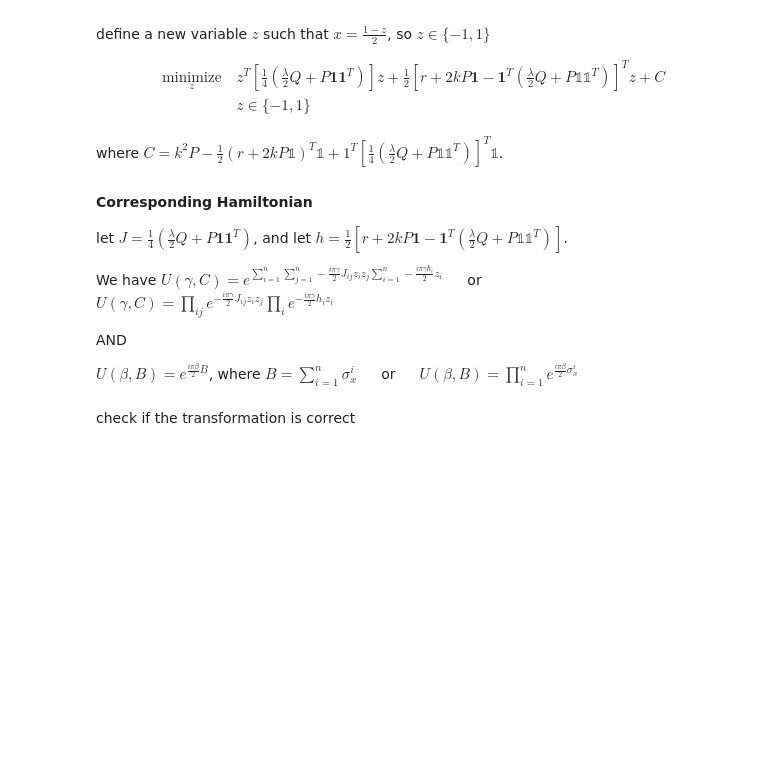
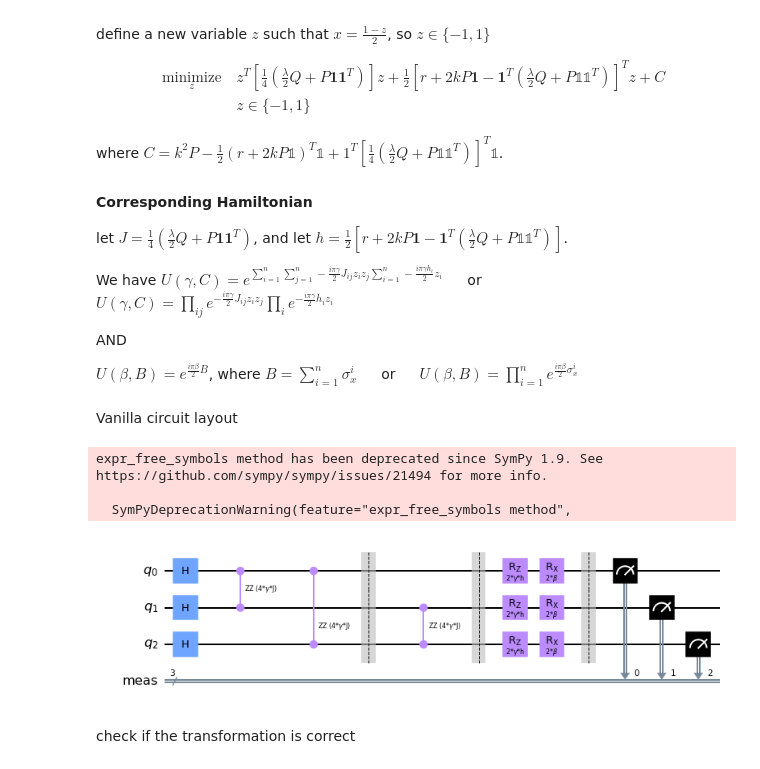
Before and after one commit to jimphon88/quantum-computing, a Jupyter notebook: mean variance optimization qaoa.ipynb, the cells around one changed output. Cells and saved outputs as stored; diff of their text form; code cells hidden in the pictures; blank space fills up the shorter version.

```diff
--- a/mean variance optimization qaoa.ipynb
+++ b/mean variance optimization qaoa.ipynb
@@ -314,5 +314,48 @@ We have $U(\gamma,C)=e^{\sum_{i=1}^n \sum_{j=1}^n -\frac{i\pi\gamma}{2} J_{ij}z_
 AND
 
 $U(\beta,B)=e^{\frac{i\pi \beta}{2}B}$, where $B=\sum_{i=1}^n \sigma_x^i$ $\quad$ or $\quad$ $U(\beta,B)=\prod_{i=1}^n e^{\frac{i\pi \beta}{2}\sigma_x^i}$
+# %% [markdown]
+Vanilla circuit layout
+# %%
+# we let b be beta and g be gamma for labeling
+b = Parameter("$\\beta$")
+g = Parameter("$\\gamma$")
+jay = Parameter("J")
+haitch = Parameter("h")
+
+qc = QuantumCircuit(n)
+# initial super position
+for q in range(n):
+    qc.h(q)
+
+# phase separator
+for i in range(n-1):
+    for j in range(i+1,n):
+        # factor of 2 because we are only taking the upper triangle
+        # we don't need diagonal because state is either 1 or -1,;
+        # square of either state is 1, so its relatively constant
+        # to objective value
+        qc.rzz(4*g*jay, i, j)
+    qc.barrier()
+
+for i in range(n):
+    qc.rz(2*g * haitch, i)
+
+# mixing operator
+for i in range(n):
+    # rotate i along the x axis by beta
+    qc.rx(2 * b, i)
+
+# measure the state for each i
+qc.measure_all()
+
+# draw circuit
+qc.draw('mpl')
+# %% [output]
+expr_free_symbols method has been deprecated since SymPy 1.9. See
+https://github.com/sympy/sympy/issues/21494 for more info.
+
+  SymPyDeprecationWarning(feature="expr_free_symbols method",
+[figure, added]
 # %%
 # P = -lam/2*np.min(Q)*k**2 + k*np.max(r)
```
Also changed, not shown: parts of 16 cells of this notebook.
